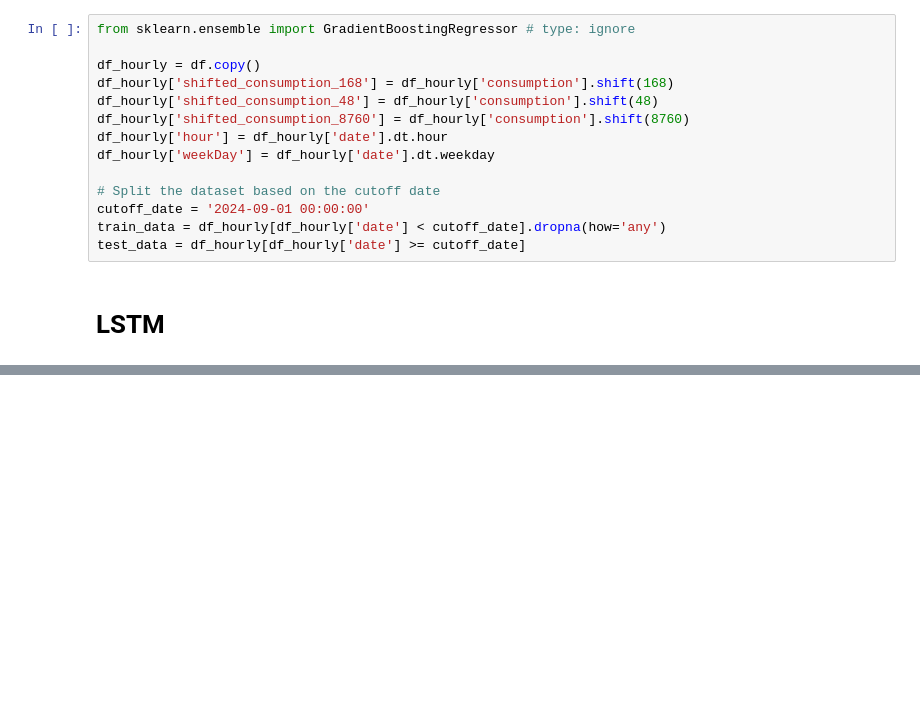
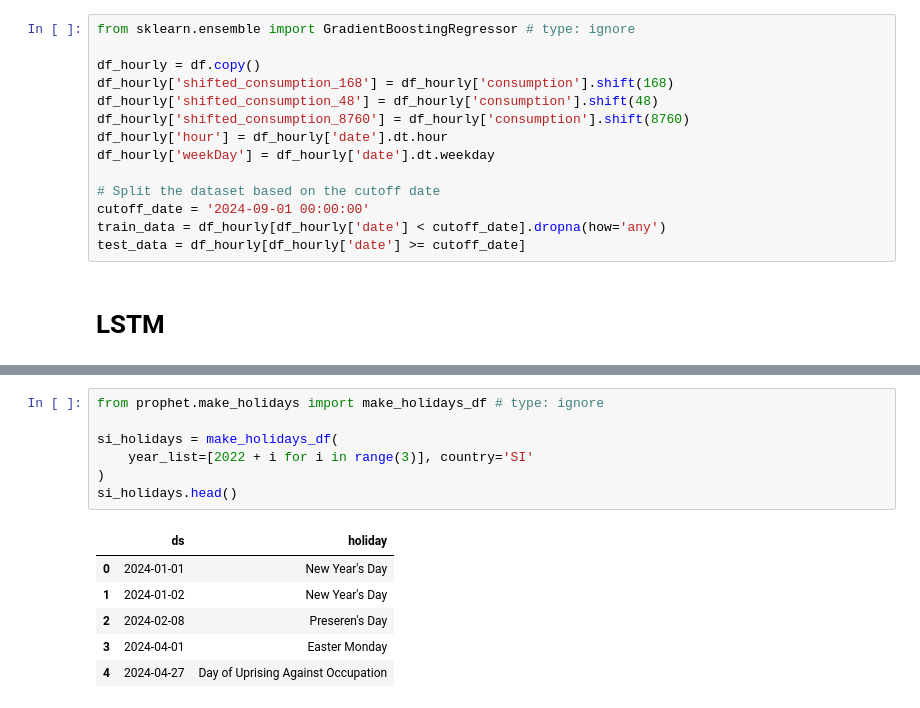
Before and after one commit to smrik/TC-Task1, a Jupyter notebook: Prophet.ipynb, the cells around one changed output, grey strips where cells are left out. Drawn from its saved outputs; the diff is of its cells as text; blank space fills up the shorter version.

```diff
--- a/Prophet.ipynb
+++ b/Prophet.ipynb
@@ -50,5 +51,19 @@ df_hourly.head()
 | 2 | 2022-01-01 03:00:00 | 944.0 |
 | 3 | 2022-01-01 04:00:00 | 936.0 |
 | 4 | 2022-01-01 05:00:00 | 952.0 |
+# %%
+from prophet.make_holidays import make_holidays_df # type: ignore
+
+si_holidays = make_holidays_df(
+    year_list=[2022 + i for i in range(3)], country='SI'
+)
+si_holidays.head()
+# %% [output]
+|  | ds | holiday |
+| 0 | 2024-01-01 | New Year's Day |
+| 1 | 2024-01-02 | New Year's Day |
+| 2 | 2024-02-08 | Preseren's Day |
+| 3 | 2024-04-01 | Easter Monday |
+| 4 | 2024-04-27 | Day of Uprising Against Occupation |
 # %%
 # Python
```
Also changed, not shown: parts of 13 cells of this notebook, 10 other files.
